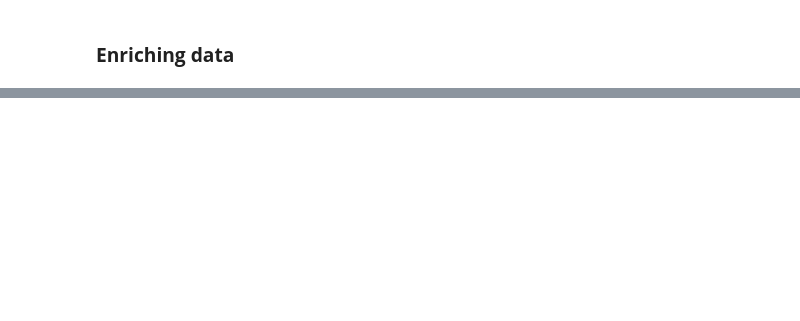
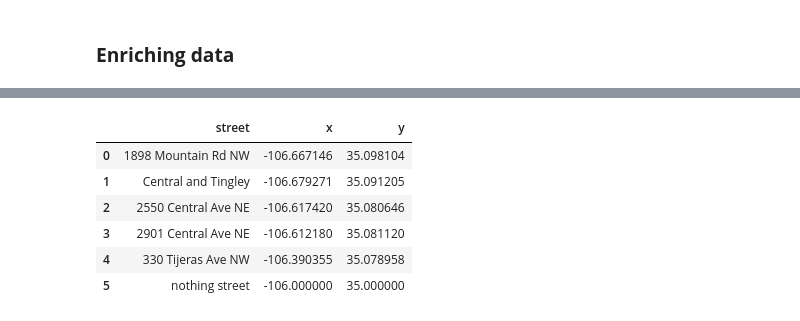
Before and after one commit to Mahdi88BH/Data-Engineering, a Jupyter notebook: Data_Validation/Exploratory_Data_Analysis.ipynb, the cells around one changed output, grey strips where cells are left out. Saved outputs shown, nothing was run; the diff lists cells and outputs as text; code cells hidden in the pictures; blank space fills up the shorter version.

```diff
--- a/Data_Validation/Exploratory_Data_Analysis.ipynb
+++ b/Data_Validation/Exploratory_Data_Analysis.ipynb
@@ -566,0 +615,12 @@ df.head()
+# %%
+geo = pd.read_csv('../Data/geocodedstreet.csv')
+
+geo
+# %% [output]
+|  | street | x | y |
+| 0 | 1898 Mountain Rd NW | -106.667146 | 35.098104 |
+| 1 | Central and Tingley | -106.679271 | 35.091205 |
+| 2 | 2550 Central Ave NE | -106.617420 | 35.080646 |
+| 3 | 2901 Central Ave NE | -106.612180 | 35.081120 |
+| 4 | 330 Tijeras Ave NW | -106.390355 | 35.078958 |
+| 5 | nothing street | -106.000000 | 35.000000 |
```
Also changed, not shown: parts of 6 cells of this notebook, 1 other file.
